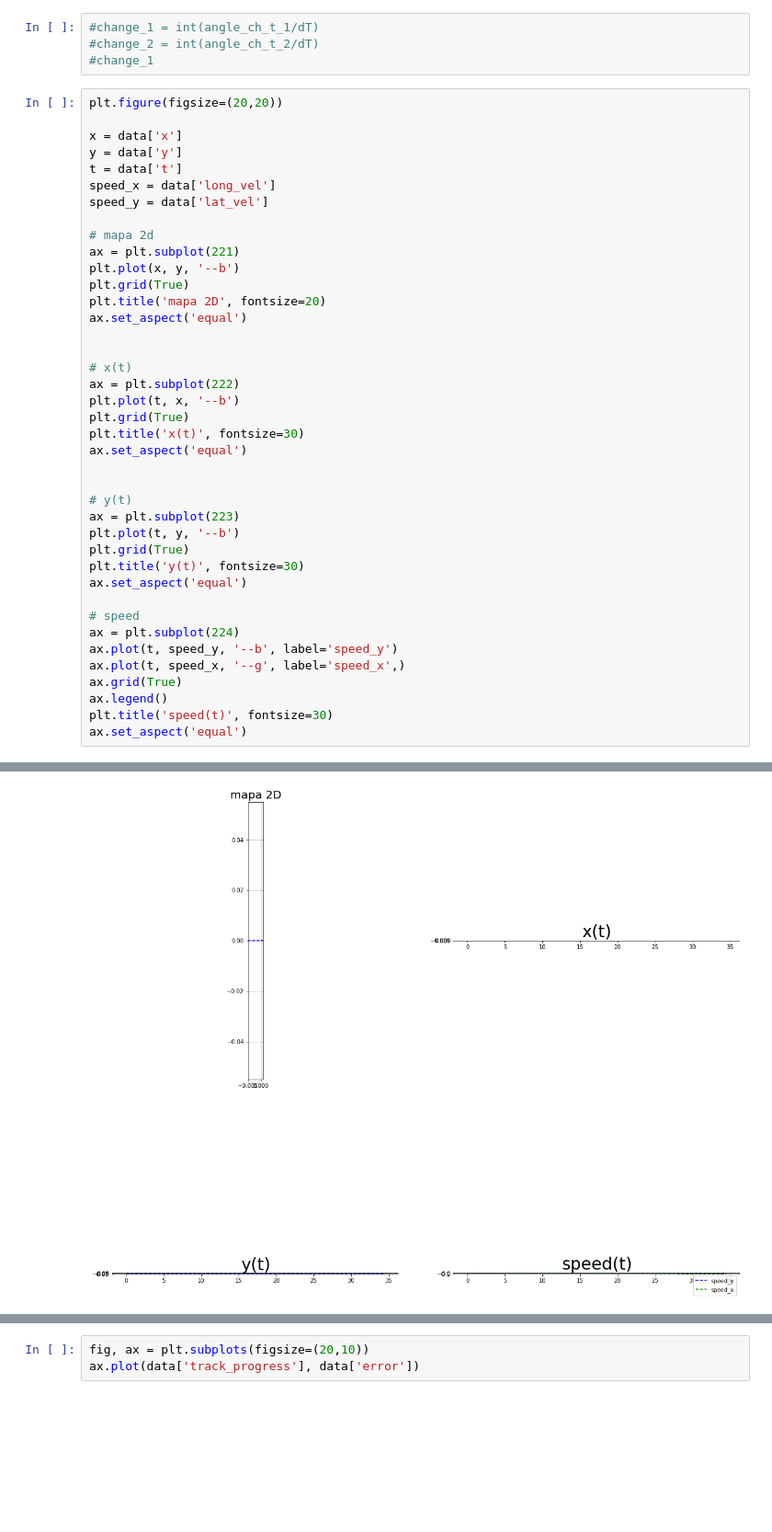
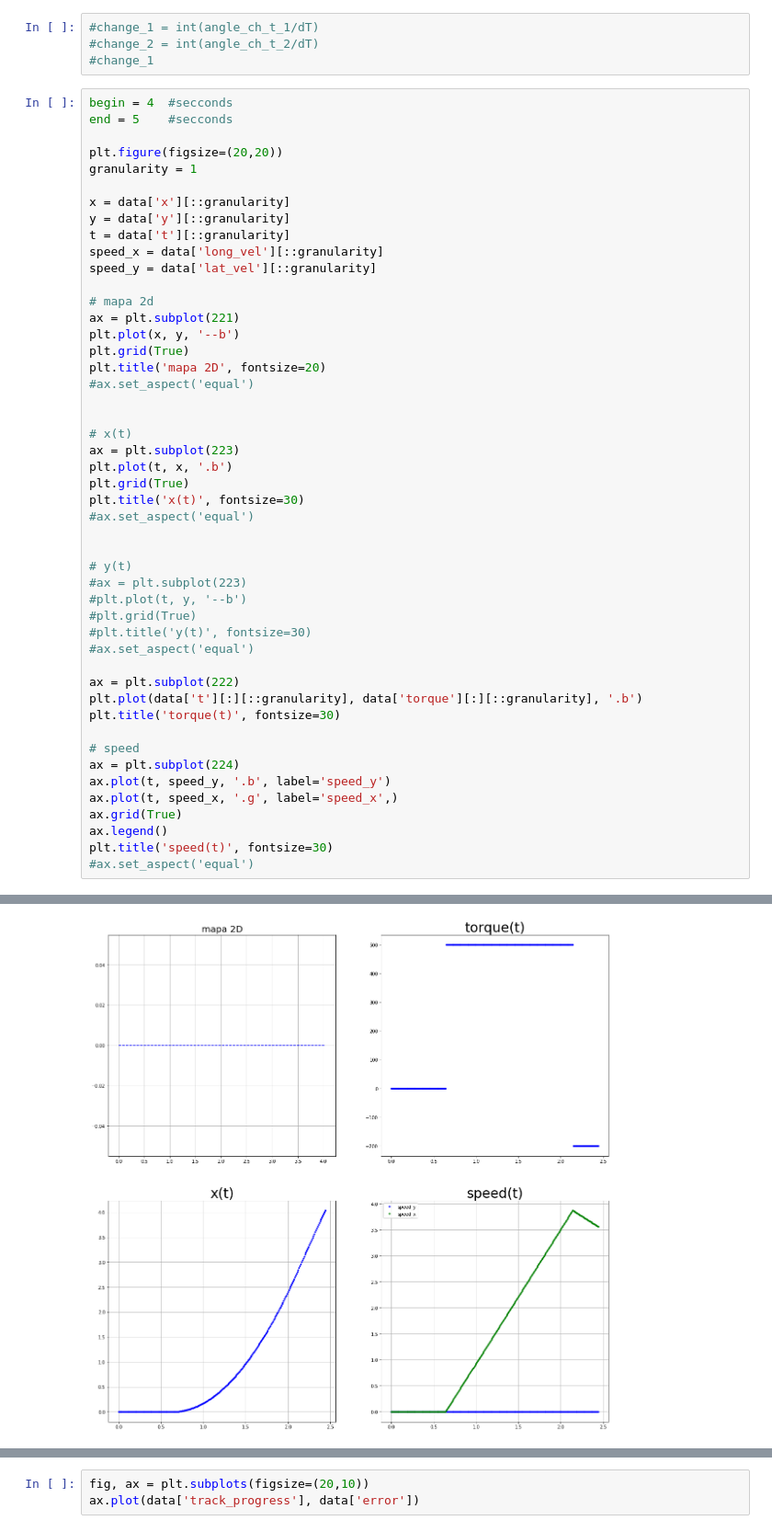
Before and after one commit to AvaRat/dynamic-model-car-simulator, a Jupyter notebook: simulator_visualization.ipynb, the cells around one changed output, grey strips where cells are left out. Shown at 92% size. Saved outputs shown, nothing was run; the diff lists cells and outputs as text; blank space fills up the shorter version.

```diff
--- a/simulator_visualization.ipynb
+++ b/simulator_visualization.ipynb
@@ -44,43 +34,51 @@ data[1:50]
 #change_2 = int(angle_ch_t_2/dT)
 #change_1
 # %%
+begin = 4  #secconds
+end = 5    #secconds
+
 plt.figure(figsize=(20,20))
+granularity = 1
 
-x = data['x']
-y = data['y']
-t = data['t']
-speed_x = data['long_vel']
-speed_y = data['lat_vel']
+x = data['x'][::granularity]
+y = data['y'][::granularity]
+t = data['t'][::granularity]
+speed_x = data['long_vel'][::granularity]
+speed_y = data['lat_vel'][::granularity]
 
 # mapa 2d
 ax = plt.subplot(221)
 plt.plot(x, y, '--b')
 plt.grid(True)
 plt.title('mapa 2D', fontsize=20)
-ax.set_aspect('equal')
+#ax.set_aspect('equal')
 
 
 # x(t)
-ax = plt.subplot(222)
-plt.plot(t, x, '--b')
+ax = plt.subplot(223)
+plt.plot(t, x, '.b')
 plt.grid(True)
 plt.title('x(t)', fontsize=30)
-ax.set_aspect('equal')
+#ax.set_aspect('equal')
 
 
 # y(t)
-ax = plt.subplot(223)
-plt.plot(t, y, '--b')
-plt.grid(True)
-plt.title('y(t)', fontsize=30)
-ax.set_aspect('equal')
+#ax = plt.subplot(223)
+#plt.plot(t, y, '--b')
+#plt.grid(True)
+#plt.title('y(t)', fontsize=30)
+#ax.set_aspect('equal')
+
+ax = plt.subplot(222)
+plt.plot(data['t'][:][::granularity], data['torque'][:][::granularity], '.b')
+plt.title('torque(t)', fontsize=30)
 
 # speed
 ax = plt.subplot(224)
-ax.plot(t, speed_y, '--b', label='speed_y')
-ax.plot(t, speed_x, '--g', label='speed_x',)
+ax.plot(t, speed_y, '.b', label='speed_y')
+ax.plot(t, speed_x, '.g', label='speed_x',)
 ax.grid(True)
 ax.legend()
 plt.title('speed(t)', fontsize=30)
-ax.set_aspect('equal')
+#ax.set_aspect('equal')
 # %% [output]
@@ -87,4 +86,4 @@ ax.set_aspect('equal')
-[figure, old version]
+[figure, new version]
 # %%
 data_yaws = data['yaw_angle']
 data_x = data['x']
```
Also changed, not shown: parts of 17 cells of this notebook, 8 other files.
